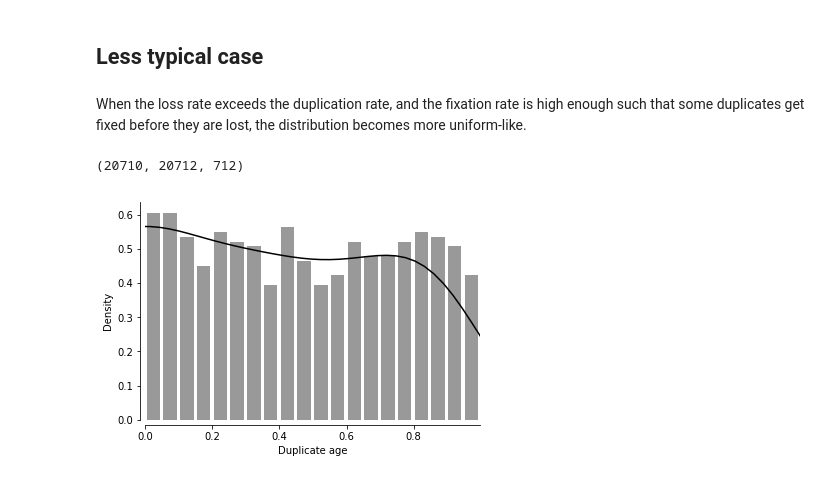
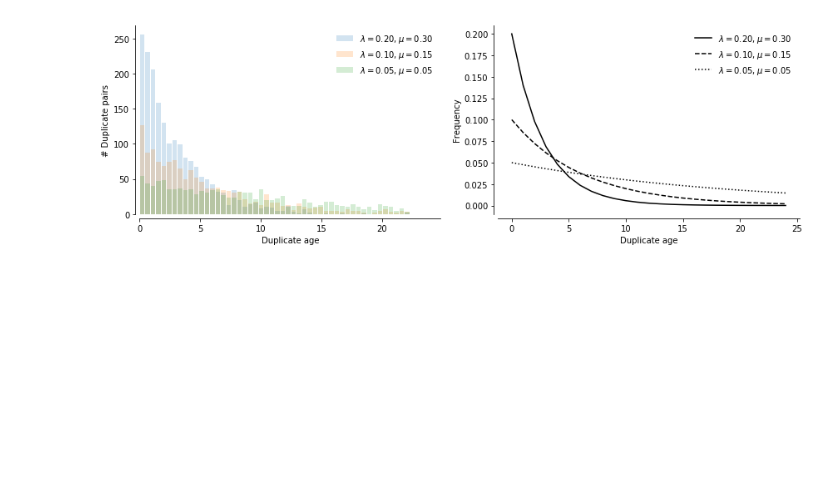
Before and after one commit to arzwa/wgd, a Jupyter notebook: example/dlsim.ipynb, the cells around one changed output. Saved outputs shown, nothing was run; the diff lists cells and outputs as text; code cells hidden in the pictures; blank space fills up the shorter version.

```diff
--- a/example/dlsim.ipynb
+++ b/example/dlsim.ipynb
@@ -27,11 +52,10 @@ def duplication_loss_simulation(N0=1000, lm=0.1, mu=0.1, t=1, ph=0.0):
     N = N0  # start with N0 genes
     population = []  # this stores all non-essential duplicates in the population and their age
     fixed = []  # this stores all fixed duplicates and their age
-    rates = ph + mu + lm  # this is the total rate of an event happening (duplication, loss, fixation)
 
     # the waiting time until the first event is an exponentially distributed
     # variable with rate the sum of the rates x the number of genes
-    waiting_time = rnd.expovariate((rates)*N)
+    waiting_time, event = draw_waiting_time(lm, mu, ph, N, 0)
     t -= waiting_time
 
     # loop until the desired time has passed
@@ -39,18 +63,18 @@ def duplication_loss_simulation(N0=1000, lm=0.1, mu=0.1, t=1, ph=0.0):
         r = rnd.random()
 
         # fixation, inccrements N0 and moves a gene from population to fixed
-        if r < ph/(rates) and N>N0:
+        if event == 1:
             fixed_gene = population.pop(rnd.randrange(len(population)))
             fixed.append(fixed_gene)
             N0 += 1
 
         # duplication
-        elif r < (lm+ph)/(rates):
+        elif event == 2:
             population.append(0.0)
             N += 1
 
         # loss
-        elif N > N0:
+        elif N > N0 and event == 0:
             population.pop(rnd.randrange(len(population)))
             N -= 1
 
@@ -63,7 +87,7 @@ def duplication_loss_simulation(N0=1000, lm=0.1, mu=0.1, t=1, ph=0.0):
             fixed[i] += waiting_time
 
         # draw next waiting time
-        waiting_time = rnd.expovariate((rates)*N)
+        waiting_time, event = draw_waiting_time(lm, mu, ph, N, len(population))
         t -= waiting_time
 
     return population + fixed, N, N0
@@ -97,23 +100,46 @@ sns.despine(offset=5)
-# %% [markdown]
-## Less typical case
-# %% [markdown]
-When the loss rate exceeds the duplication rate, and the fixation rate is high enough such that some duplicates get fixed before they are lost, the distribution becomes more uniform-like.
-# %%
-lm, mu, ph = 0.3, 0.4, 0.05
-pop, N, N0 = duplication_loss_simulation(N0=20000, lm=lm, mu=mu, ph=ph, t=1)
-N0, N, len(pop)
-# %% [output]
-(20710, 20712, 712)
-# %%
-fig, ax = plt.subplots()
-
-# perform KDE on the reflected data to avoid boundary effects
-sns.distplot(pop + [-1*x for x in pop], hist_kws={'rwidth':0.8}, bins=40, color="k")
-
-# plot aesthetics
-ax.set_xlim(0, max(pop))
-ax.set_xlabel("Duplicate age")
-ax.set_ylabel("Density")
-sns.despine(offset=5)
-# %% [output]
-[figure, removed]
+# %%
+fig, axes = plt.subplots(1, 2, figsize=(12,4))
+
+ax = axes[0]
+# human
+# lm, mu, ph = 0.005, 0.08, 0.001
+lm, mu, ph = 0.2, 0.3, 0
+pop, N, N0 = duplication_loss_simulation(N0=1000, lm=lm, mu=mu, ph=ph, t=25)
+N0, N, len(pop)
+bins, edges = np.histogram(pop, bins=50)
+ax.hist(pop, bins=edges, alpha=0.2, rwidth=0.8, label="$\lambda = 0.20, \mu = 0.30$")
+
+lm, mu, ph = 0.1, 0.15, 0
+pop, N, N0 = duplication_loss_simulation(N0=1000, lm=lm, mu=mu, ph=ph, t=25)
+N0, N, len(pop)
+ax.hist(pop, bins=edges, alpha=0.2, rwidth=0.8, label="$\lambda = 0.10, \mu = 0.15$")
+
+lm, mu, ph = 0.05, 0.05, 0
+pop, N, N0 = duplication_loss_simulation(N0=1000, lm=lm, mu=mu, ph=ph, t=25)
+N0, N, len(pop)
+ax.hist(pop, bins=edges, alpha=0.2, rwidth=0.8, label="$\lambda = 0.05, \mu = 0.05$")
+
+# plot aesthetics
+ax.set_xlim(0, max(pop))
+ax.set_xlabel("Duplicate age")
+ax.set_ylabel("# Duplicate pairs")
+ax.legend(frameon=False)
+
+
+ax = axes[1]
+lm, mu = 0.2, 0.3
+ax.plot([lm*np.exp(i*np.log(1-mu)) for i in range(25)], color="k", label="$\lambda = 0.20, \mu = 0.30 $")
+lm, mu = 0.1, 0.15
+ax.plot([lm*np.exp(i*np.log(1-mu)) for i in range(25)], color="k", linestyle="--", label="$\lambda = 0.10, \mu = 0.15$")
+lm, mu = 0.05, 0.05
+ax.plot([lm*np.exp(i*np.log(1-mu)) for i in range(25)], color="k", linestyle=":", label="$\lambda = 0.05, \mu = 0.05$")
+ax.set_xlabel("Duplicate age")
+ax.set_ylabel("Frequency")
+
+ax.legend(frameon=False)
+sns.despine(offset=5)
+
+fig.tight_layout()
+#fig.savefig("ssd_simulation.png", dpi = 300)
+# %% [output]
+[figure, added]
```
Also changed, not shown: parts of 6 cells of this notebook, 4 other files.
